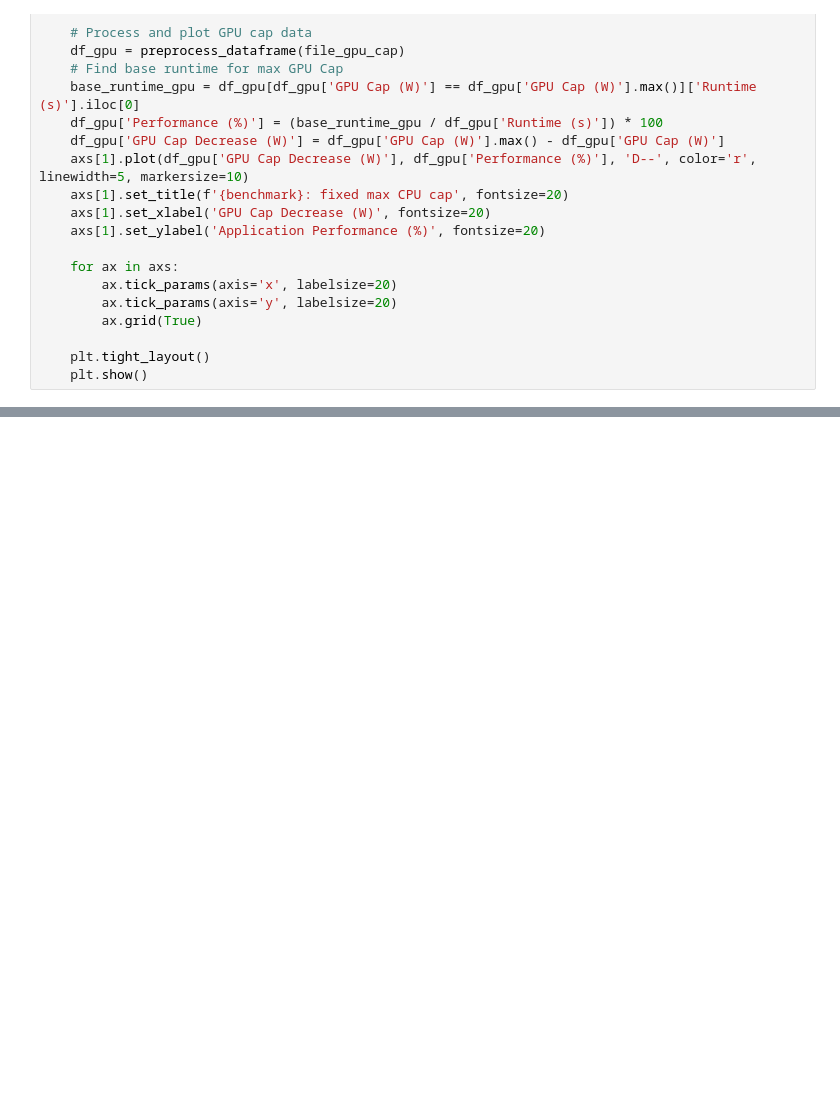
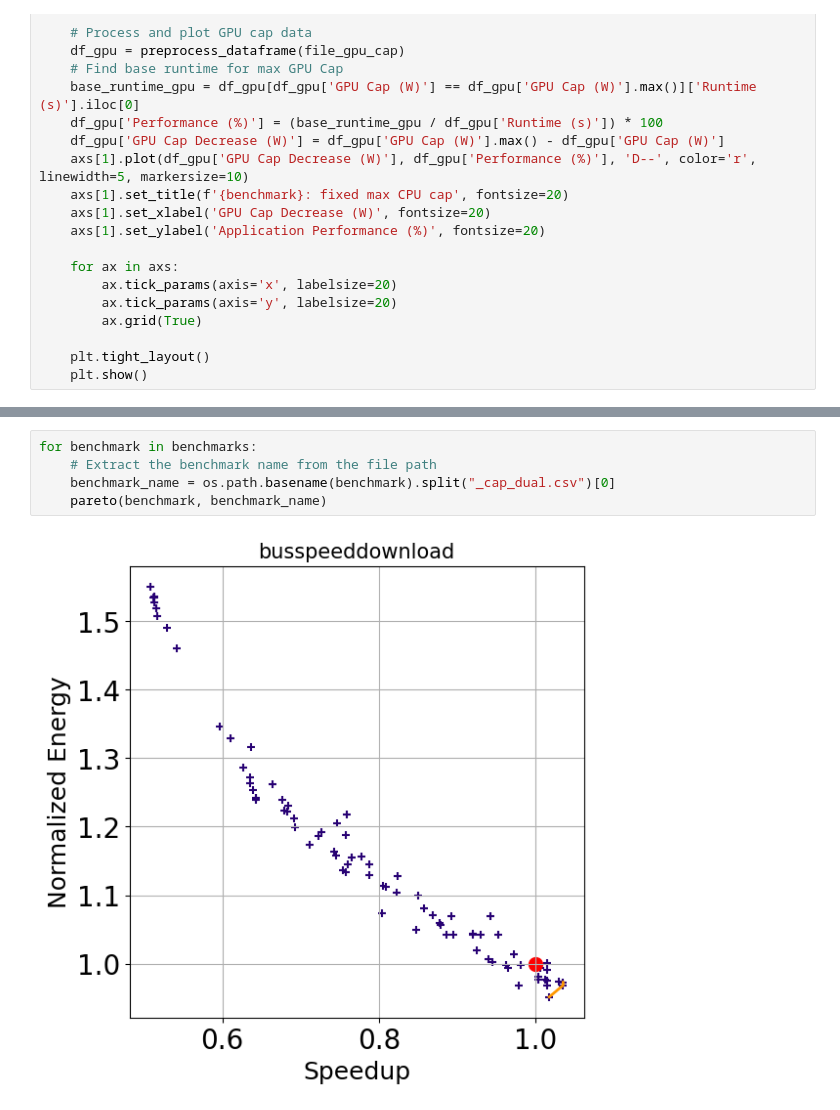
Before and after one commit to zzheng33/power, a Jupyter notebook: data/pareto.ipynb, the cells around one changed output, grey strips where cells are left out. Saved outputs shown, nothing was run; the diff lists cells and outputs as text; blank space fills up the shorter version.

```diff
--- a/data/pareto.ipynb
+++ b/data/pareto.ipynb
@@ -116,0 +186,7 @@ where_cap = data_dir + "where_power_cap.csv"
+# %%
+for benchmark in benchmarks:
+    # Extract the benchmark name from the file path
+    benchmark_name = os.path.basename(benchmark).split("_cap_dual.csv")[0]
+    pareto(benchmark, benchmark_name)
+# %% [output]
+[figure, added]
```
Also changed, not shown: parts of 4 cells of this notebook, 19 other files.
